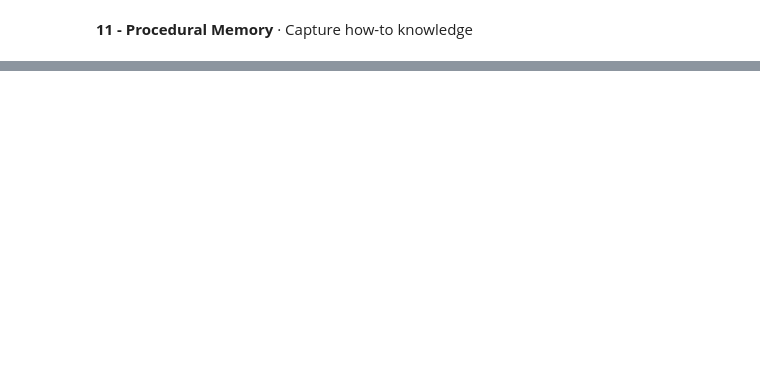
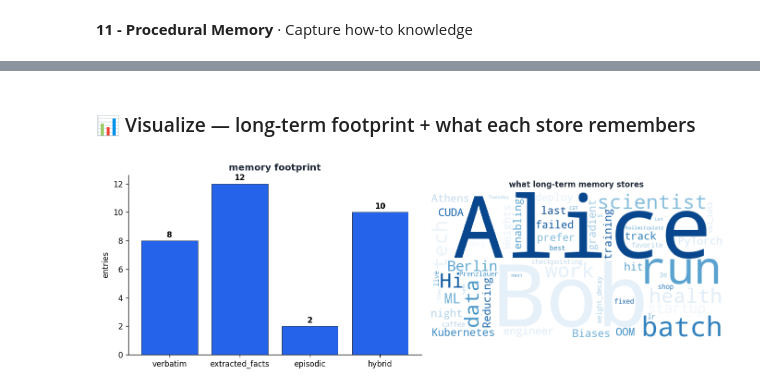
Before and after one commit to syaikhipin/kdd26-memdiag, a Jupyter notebook: tutorial/phase1_memory_architectures/02_long_term_memory.ipynb, the cells around one changed output, grey strips where cells are left out. Drawn from its saved outputs; the diff is of its cells as text; code cells hidden in the pictures; blank space fills up the shorter version.

```diff
--- a/tutorial/phase1_memory_architectures/02_long_term_memory.ipynb
+++ b/tutorial/phase1_memory_architectures/02_long_term_memory.ipynb
@@ -113,0 +201,30 @@ print('11 procedural how-to:', procs[0])
+# %% [markdown]
+### 📊 Visualize — long-term footprint + what each store remembers
+# %%
+import matplotlib.pyplot as plt, subprocess, sys
+from collections import Counter
+names=["verbatim","extracted_facts","episodic","hybrid"]; sizes=[]
+for n in names:
+    p=build_provider(n,emb,llm); p.ingest(records); sizes.append(p.size())
+text=" ".join(f"{w} {t}" for w,t in TURNS)
+fig,ax=plt.subplots(1,2,figsize=(11.5,4),dpi=120)
+ax[0].bar(names,sizes,color="#2563EB",edgecolor="#1F2937",linewidth=0.5)
+for i,v in enumerate(sizes): ax[0].text(i,v+max(sizes)*0.02,str(v),ha="center",weight="bold")
+ax[0].set_title("memory footprint",color="#1F2937",weight="bold"); ax[0].set_ylabel("entries")
+ax[0].spines[["top","right"]].set_visible(False)
+def _wc(text, ax):
+    try:
+        from wordcloud import WordCloud
+    except Exception:
+        subprocess.run([sys.executable,"-m","pip","install","-q","wordcloud"],check=False,timeout=180)
+        try: from wordcloud import WordCloud
+        except Exception: WordCloud=None
+    if WordCloud:
+        ax.imshow(WordCloud(width=600,height=300,background_color="white",colormap="Blues").generate(text)); ax.set_axis_off()
+    else:
+        c=Counter(text.lower().split()).most_common(8)
+        ax.bar([w for w,_ in c],[v for _,v in c],color="#15803D")
+_wc(text, ax[1]); ax[1].set_title("what long-term memory stores",color="#1F2937",weight="bold",fontsize=10)
+fig.tight_layout(); plt.show()
+# %% [output]
+[figure, added]
```
Also changed, not shown: parts of 9 cells of this notebook, 41 other files.
